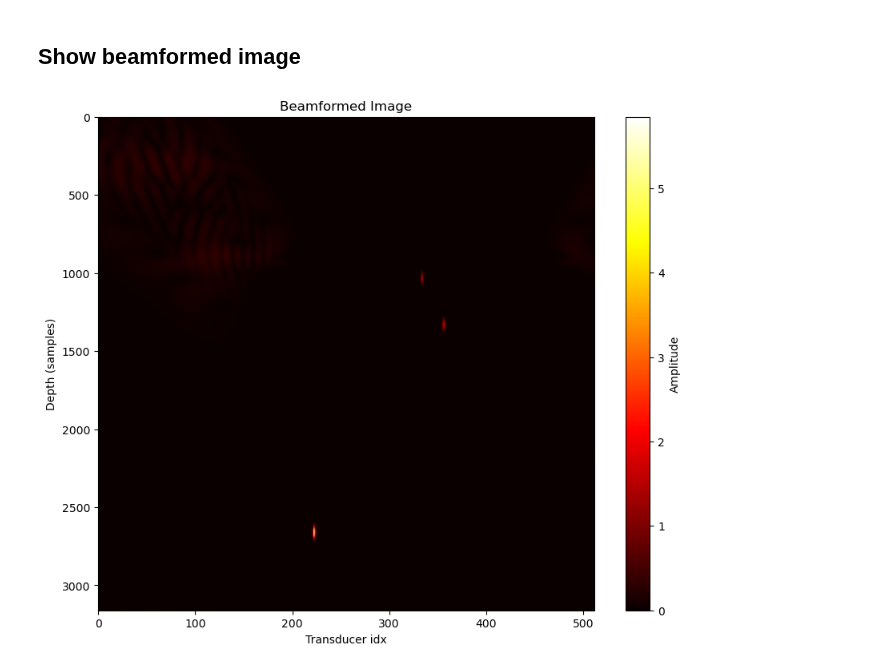
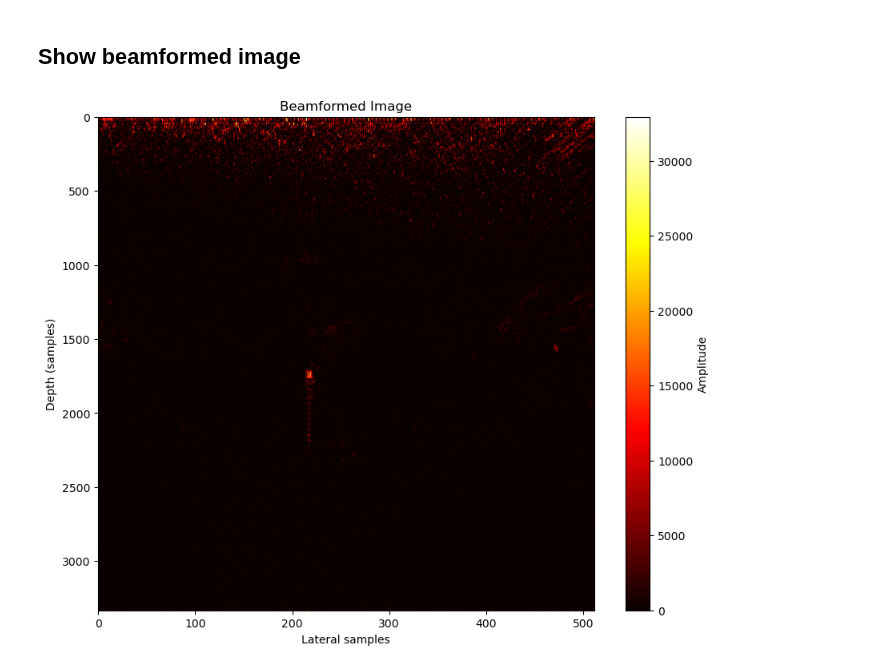
Before and after one commit to MatthieuVAUTRIN/superresolution, a Jupyter notebook: 002_post_processing_real.ipynb, the cells around one changed output. Cells and saved outputs as stored; diff of their text form; code cells hidden in the pictures.

Commit message:
added real data handling to post processing

```diff
--- a/002_post_processing_real.ipynb
+++ b/002_post_processing_real.ipynb
@@ -59,5 +104,8 @@ def calculate_variables(params):
 # %%
-parameters = load_parameters("./parameters.json")
-params, pos, time = calculate_variables(parameters)
+parameters = load_parameters("./parameters_real_data.json")
+if using_simulation_data:
+    params, pos, time = calculate_variables_simulation(parameters)
+else:
+    params, pos, time = calculate_variables_real_data(parameters)
 # %% [output]
 Aperture:  0.8
@@ -83,0 +154,33 @@ rf_matrix_summed = np.load(rf_matrix_path)
+# %%
+def zero_stuffing(rf_matrices_summed, interpolation_factor, upsampled_samples):
+    interpolation_factor = interpolation_factor - 1
+
+    new_matrices_summed = np.zeros((upsampled_samples, rf_matrices_summed.shape[1], rf_matrices_summed.shape[2]))
+
+    for i in range(rf_matrices_summed.shape[2]): #for each angle
+        for j in range(rf_matrices_summed.shape[1]): #for each transducer
+            for k in range(rf_matrices_summed.shape[0]): #for each sample
+                idx_new = k + (interpolation_factor * k)
+                new_matrices_summed[idx_new, j, i] = rf_matrices_summed[k, j, i]
+
+    return new_matrices_summed
+# %%
+def get_filtered_matrices(zero_stuffed_rf_matrices_summed, frequency, sampling_frequency):
+    filtered_rf_matrices_summed = np.zeros((zero_stuffed_rf_matrices_summed.shape[0], zero_stuffed_rf_matrices_summed.shape[1], zero_stuffed_rf_matrices_summed.shape[2]))
+
+    new_samples = zero_stuffed_rf_matrices_summed.shape[0]
+    cutoff_freq = 0.50 * frequency #use Nyquist frequency as cutoff frequency
+
+    filtering_function = firwin(new_samples, cutoff_freq, fs=sampling_frequency)
+
+    for i in range(0, zero_stuffed_rf_matrices_summed.shape[2]): #for each angle
+        for j in range(0, zero_stuffed_rf_matrices_summed.shape[1]): #for each transducer
+            filtered_rf_matrices_summed[:,j,i] = np.convolve(zero_stuffed_rf_matrices_summed[:,j,i], filtering_function, mode='same')
+
+    return filtered_rf_matrices_summed
+# %%
+if interpolate_data and not using_simulation_data:
+    temp_zero_stuffed = zero_stuffing(rf_matrix_summed, params["simulation"]["interpolation_factor"], params["simulation"]["upsampled_samples"])
+    rf_matrix_summed = get_filtered_matrices(temp_zero_stuffed, params["wave"]["frequency"], params["wave"]["sampling_rate"])
+    print("Upsampled RF matrix with shape: ", rf_matrix_summed.shape)
+    plt.imshow(np.abs(rf_matrix_summed[:,:,0]), aspect='auto', cmap='viridis')
@@ -329,11 +437,11 @@ Beamformed data saved at: ./data_nsi/csv/beamformed/002_realpp_angle3_env_nsi.np
 # %%
 plt.figure(figsize=(10, 8))
 plt.imshow(np.abs(env_nsi if run_nsi_apodization else bf_matrix_apo), cmap='hot', aspect='auto')
 plt.title("Beamformed Image")
-plt.xlabel("Transducer idx")
+plt.xlabel("Lateral samples")
 plt.ylabel("Depth (samples)")
 plt.colorbar(label="Amplitude")
-plt.savefig("./data/images/bf_image_angles.png")
+plt.savefig(f"./data_nsi/images/{beamformed_apodized_matrix_name}_{"env_nsi" if run_nsi_apodization else other_apodization}.png")
 plt.show()
 # %% [output]
-[figure, old version]
+[figure, new version]
```
Also changed, not shown: parts of 14 cells of this notebook, 4 other files.
